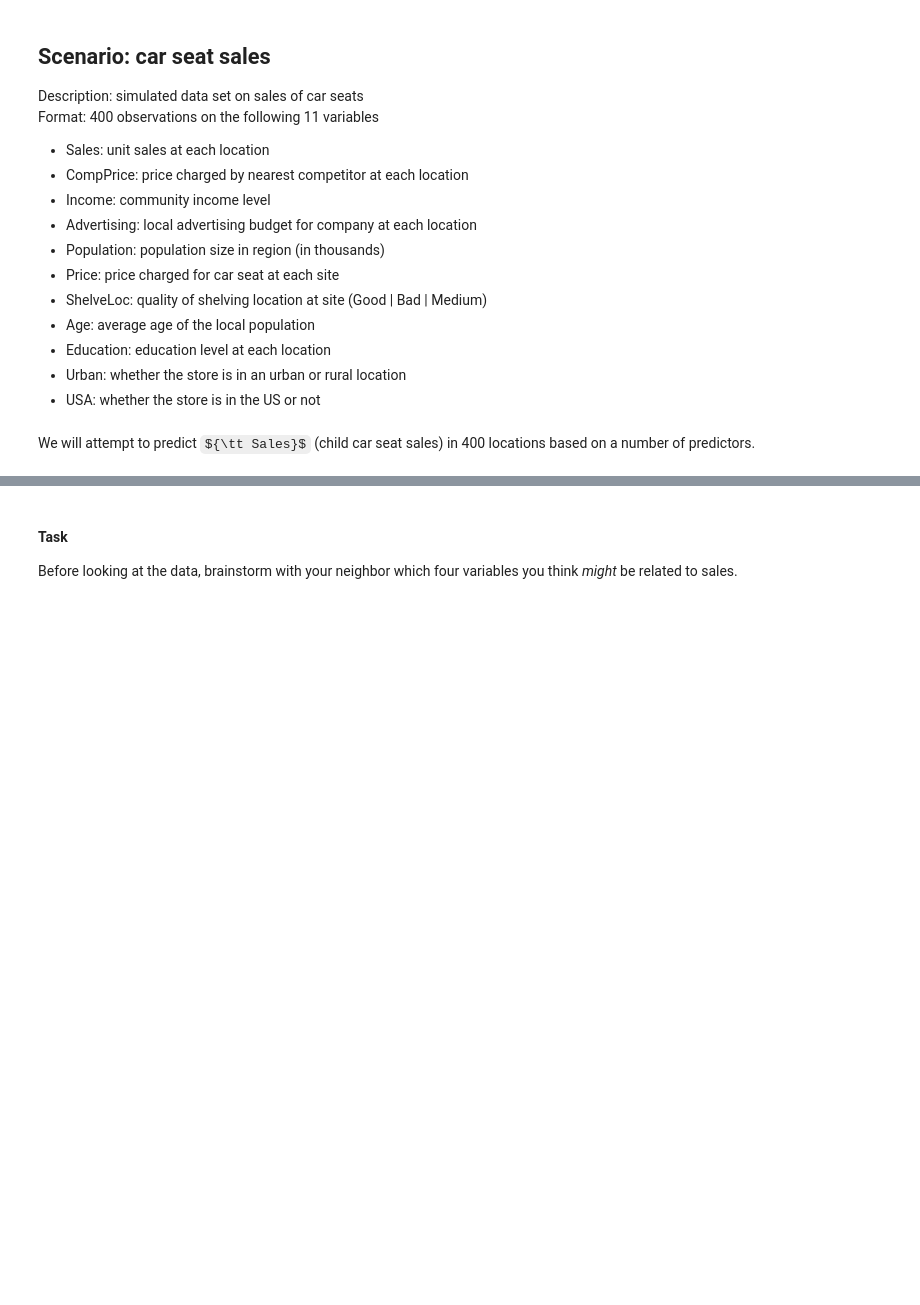
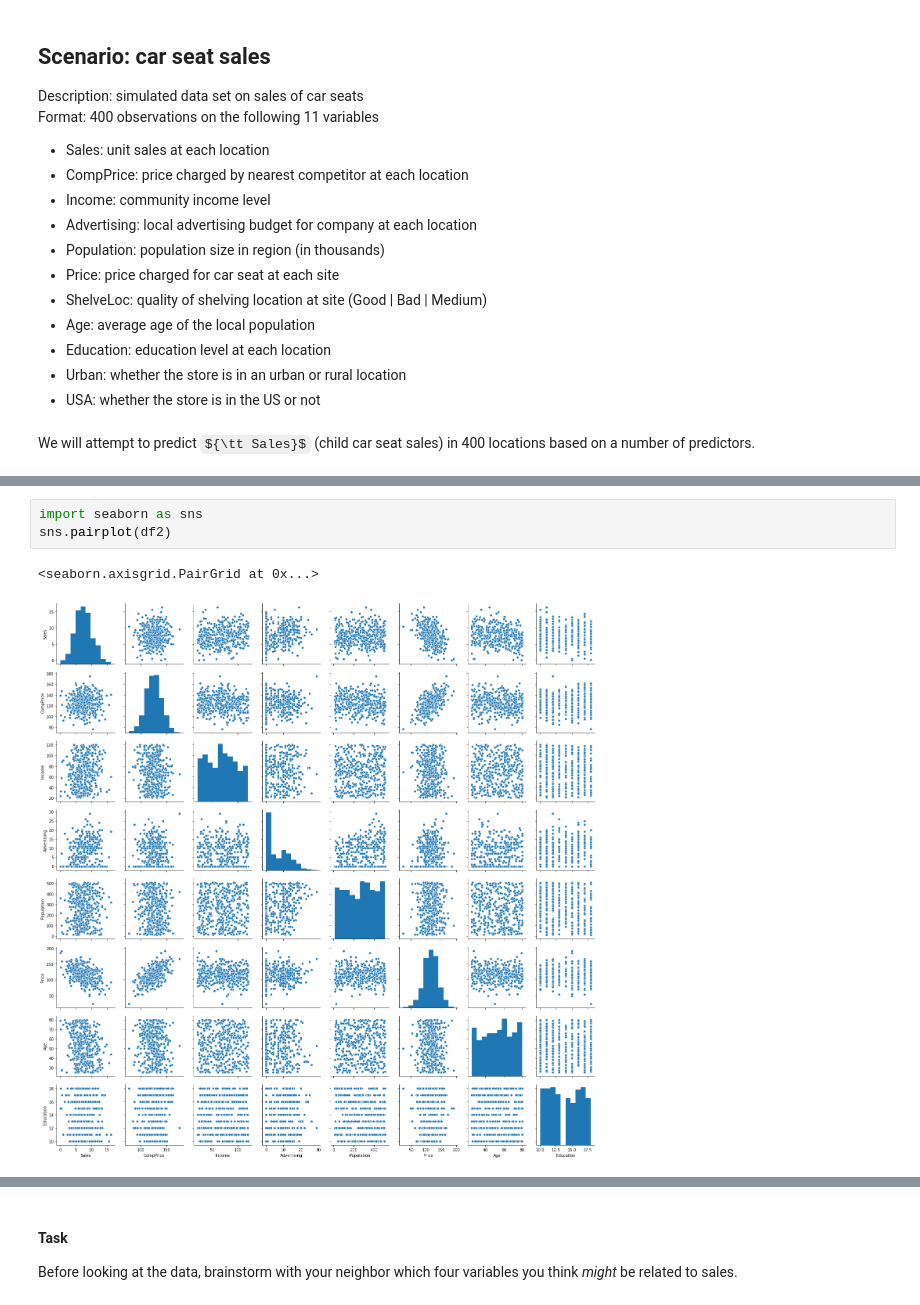
Before and after one commit to learn-co-students/chicago-ds-080519, a Jupyter notebook: Module_4/week_2/day_4_model_extensions/Enhancing Regression.ipynb, the cells around one changed output, grey strips where cells are left out. Cells and saved outputs as stored; diff of their text form; some formulas as TeX source; blank space fills up the shorter version.

```diff
--- a/Module_4/week_2/day_4_model_extensions/Enhancing Regression.ipynb
+++ b/Module_4/week_2/day_4_model_extensions/Enhancing Regression.ipynb
@@ -52,0 +58,6 @@ Format: 400 observations on the following 11 variables
+# %%
+import seaborn as sns
+sns.pairplot(df2)
+# %% [output]
+<seaborn.axisgrid.PairGrid at 0x...>
+[figure, added]
```
Also changed, not shown: parts of 10 cells of this notebook.
